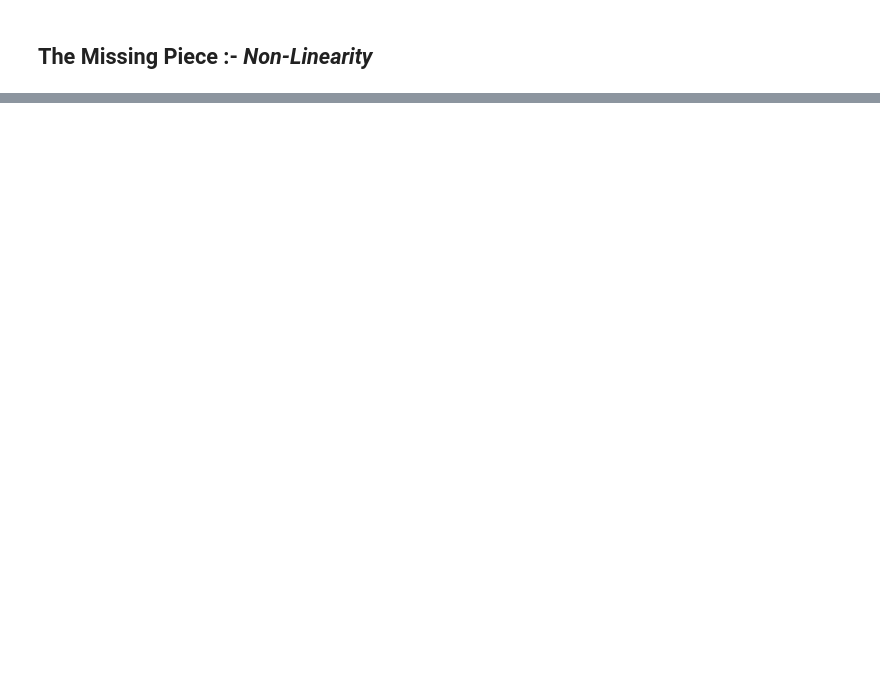
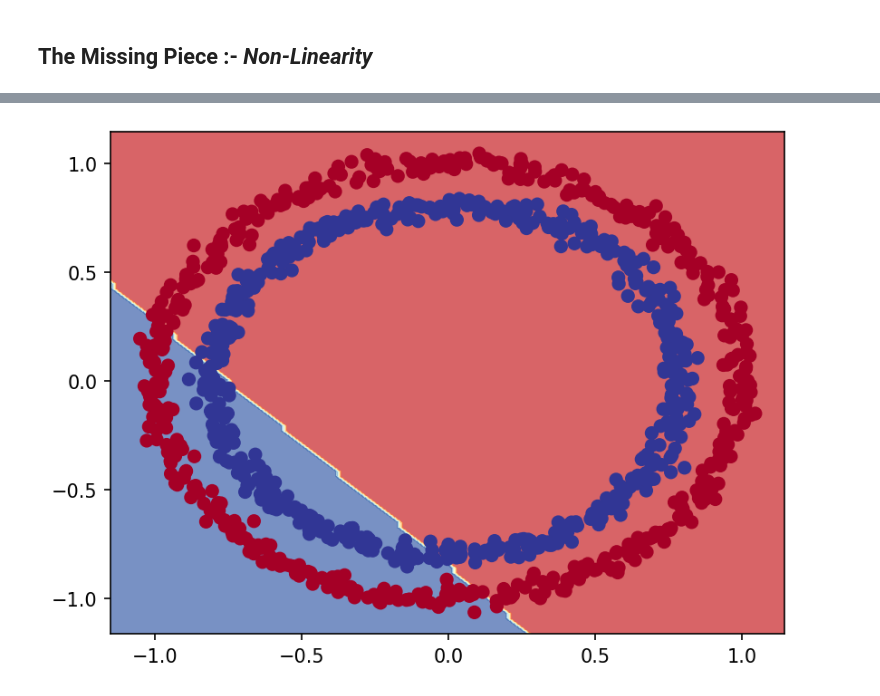
Before and after one commit to kshipra-jadav/ZTM-DeepLearning, a Jupyter notebook: Neural Network Classification/neural_network_classification_with_tf.ipynb, the cells around one changed output, grey strips where cells are left out. Drawn from its saved outputs; the diff is of its cells as text; code cells hidden in the pictures; blank space fills up the shorter version.

Commit message:
complete non-linearity and make excellent classification model

```diff
--- a/Neural Network Classification/neural_network_classification_with_tf.ipynb
+++ b/Neural Network Classification/neural_network_classification_with_tf.ipynb
@@ -145,2 +145,19 @@ Doing binary classification
 # %% [markdown]
 ## The Missing Piece :- *Non-Linearity*
+# %%
+# Making our first model with non-linear activation
+
+model_3 = tf.keras.Sequential([
+    tf.keras.layers.Dense(1, activation="relu")
+])
+
+model_3.compile(
+    optimizer="Adam",
+    loss=tf.keras.losses.BinaryCrossentropy(),
+    metrics=["accuracy"],
+)
+
+model_3.fit(X, y, epochs=100, verbose=0)
+
+plot_decision_boundary(model_3, X, y)
+# %% [output]
@@ -146,0 +166 @@ Doing binary classification
+[figure, added]
```
Also changed, not shown: parts of 7 cells of this notebook.
